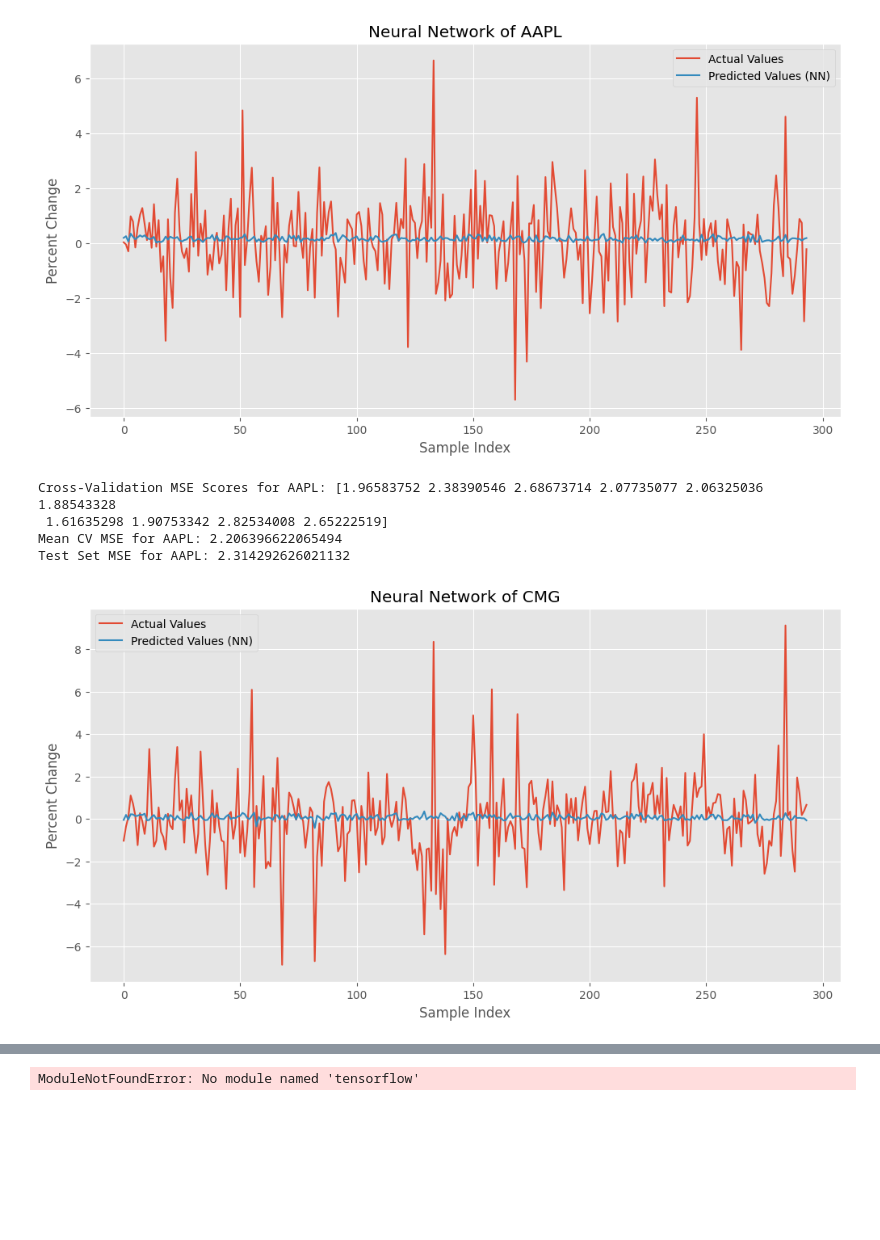
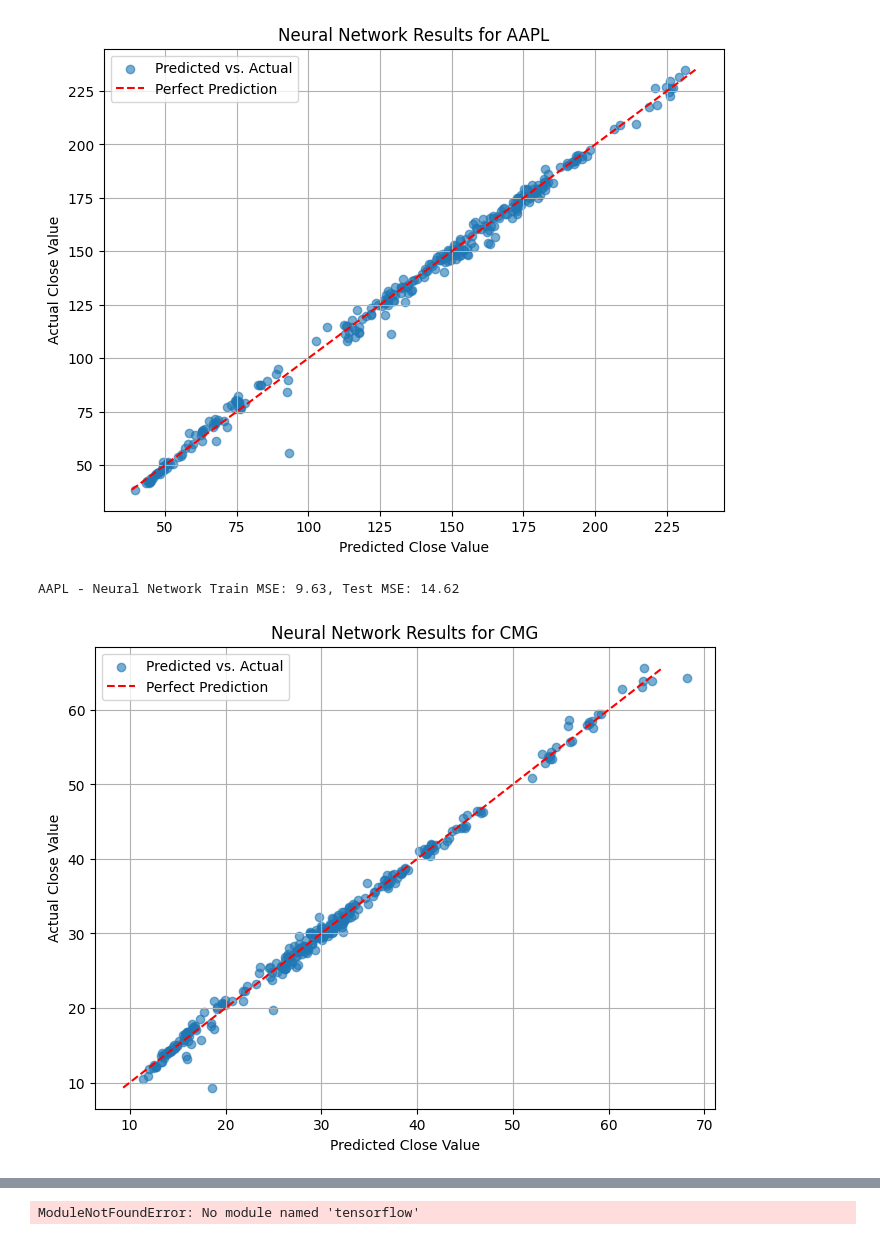
Before and after one commit to ivng8/9K-Stock-Ticker, a Jupyter notebook: All_Models.ipynb, the cells around one changed output, grey strips where cells are left out. Cells and saved outputs as stored; diff of their text form; code cells hidden in the pictures; blank space fills up the shorter version.

Commit message:
Change Target Var and Graphs

```diff
--- a/All_Models.ipynb
+++ b/All_Models.ipynb
@@ -2,13 +2,6 @@
 import pandas as pd
 import numpy as np
 from datetime import datetime
-from sklearn.model_selection import train_test_split, cross_val_score, KFold
-from sklearn.impute import SimpleImputer
-from sklearn.linear_model import LinearRegression
-from sklearn.preprocessing import StandardScaler
-from sklearn.metrics import mean_squared_error
-from sklearn.neural_network import MLPRegressor
-from scipy.special import expit
 import matplotlib.pyplot as plt
 
 # Load the stock data
@@ -16,9 +9,9 @@ data = pd.read_csv("all_stock_data.csv")
 
 # Preprocess the data
 data['Date'] = pd.to_datetime(data['Date'])  # Convert Date column to datetime
-# Filter the last 5 years
-last_5_years = datetime.now().year - 5
-data = data[data['Date'].dt.year >= last_5_years]
+# Filter the last year
+last_year = datetime.now().year - 5
+data = data[data['Date'].dt.year >= last_year]
 
 # Specify the desired Ticker symbol (e.g., "AAPL" for Apple)
 selected_ticker = ["AAPL", "CMG", "SBUX"]
@@ -32,13 +25,13 @@ for t in selected_ticker:
     # Calculate target variable: change in Open/Close
     tick_data['Change'] = ((tick_data['Close'] - tick_data['Open']) / tick_data['Open'] * 100).round(2)
     # Shift the change vector by 1 to make features project into next week
-    tick_data['Next Change'] = tick_data['Change'].shift(-1)
+    tick_data['Next Close'] = tick_data['Close'].shift(-1)
     # Drop any rows with NaN values (will occur on last row due to shifting)
     tick_data = tick_data.dropna()
 
     # Drop unnecessary columns
-    features = ['Open', 'Close', 'High', 'Low', 'Volume']
-    tick_data = tick_data[features + ['Next Change']].dropna()
+    features = ['Open', 'Close', 'High', 'Low', 'Change']
+    tick_data = tick_data[features + ['Next Close']].dropna()
     tick_data.dropna()
     ticker_data.append(tick_data)
 # %%
@@ -325,54 +214,51 @@ Thetas for SBUX : [ 4.37818702e+00  1.12058469e+00 -4.06749509e-01 -6.66378761e-
 # %%
-i = 0
-for d in ticker_data:
+from sklearn.neural_network import MLPRegressor
+from sklearn.model_selection import KFold, cross_val_score
+
+# Iterate through each company/ticker's data
+for i, d in enumerate(ticker_data):
     # Split into features (X) and target (y)
     X = d[features].values
-    y = d['Next Change'].values
+    y = d['Next Close'].values
     name = selected_ticker[i]
 
     # Standardize the features
     scaler = StandardScaler()
     X_scaled = scaler.fit_transform(X)
 
     #Neural Network model
-    plt.style.use('ggplot')
     X_train, X_test, y_train, y_test = train_test_split(X_scaled, y, test_size=0.2, random_state=42)
 
     # Initialize the neural network
-    model = MLPRegressor( hidden_layer_sizes=(64, 32), activation='relu', solver='adam',
+    model = MLPRegressor(
+        hidden_layer_sizes=(64, 32),
+        activation='relu',
+        solver='adam',
         max_iter=10000,
         early_stopping=True,
         random_state=42)
 
     # Fit the model and evaluate on the test set
     model.fit(X_train, y_train)
-    y_pred = model.predict(X_test)
+    y_train_pred = model.predict(X_train)
+    y_test_pred = model.predict(X_test)
 
-    # Visualize predictions
-    plt.figure(figsize=(12, 6))
-    plt.plot(range(len(y_test)), y_test, label="Actual Values")
-    plt.plot(range(len(y_pred)), y_pred, label="Predicted Values (NN)")
-    plt.xlabel("Sample Index")
-    plt.ylabel("Percent Change")
-    plt.title(f"Neural Network of {name}")
+    # Visualize predictions (scatter plot)
+    plt.figure(figsize=(8, 6))
+    plt.scatter(y_test_pred, y_test, alpha=0.6, label="Predicted vs. Actual")
+    plt.plot([min(y_test), max(y_test)], [min(y_test), max(y_test)], color='red', linestyle='--', label='Perfect Prediction')
+    plt.title(f"Neural Network Results for {name}")
+    plt.xlabel("Predicted Close Value")
+    plt.ylabel("Actual Close Value")
     plt.legend()
+    plt.grid(True)
     plt.show()
 
-    # Perform cross-validation
-    kf = KFold(n_splits=10, shuffle=True, random_state=42)
-    cv_scores = cross_val_score(model, X_train, y_train, scoring='neg_mean_squared_error', cv=kf)
-    cv_scores = -cv_scores  # Convert negative MSE to positive
-    mean_cv_score = np.mean(cv_scores)
-    print(f"Cross-Validation MSE Scores for {name}: {cv_scores}")
-    print(f"Mean CV MSE for {name}: {mean_cv_score}")
-
-    mse_test = mean_squared_error(y_test, y_pred)
-    print(f"Test Set MSE for {name}: {mse_test}")
-    i += 1
+    # Calculate MSE
+    train_mse = mean_squared_error(y_train, y_train_pred)
+    test_mse = mean_squared_error(y_test, y_test_pred)
+    print(f"{name} - Neural Network Train MSE: {train_mse:.2f}, Test MSE: {test_mse:.2f}")
 # %% [output]
-[figure, old version]
+[figure, new version]
-Cross-Validation MSE Scores for AAPL: [1.96583752 2.38390546 2.68673714 2.07735077 2.06325036 1.88543328
- 1.61635298 1.90753342 2.82534008 2.65222519]
-Mean CV MSE for AAPL: 2.206396622065494
-Test Set MSE for AAPL: 2.314292626021132
+AAPL - Neural Network Train MSE: 9.63, Test MSE: 14.62
-[figure, old version]
+[figure, new version]
```
Also changed, not shown: parts of 10 cells of this notebook.
